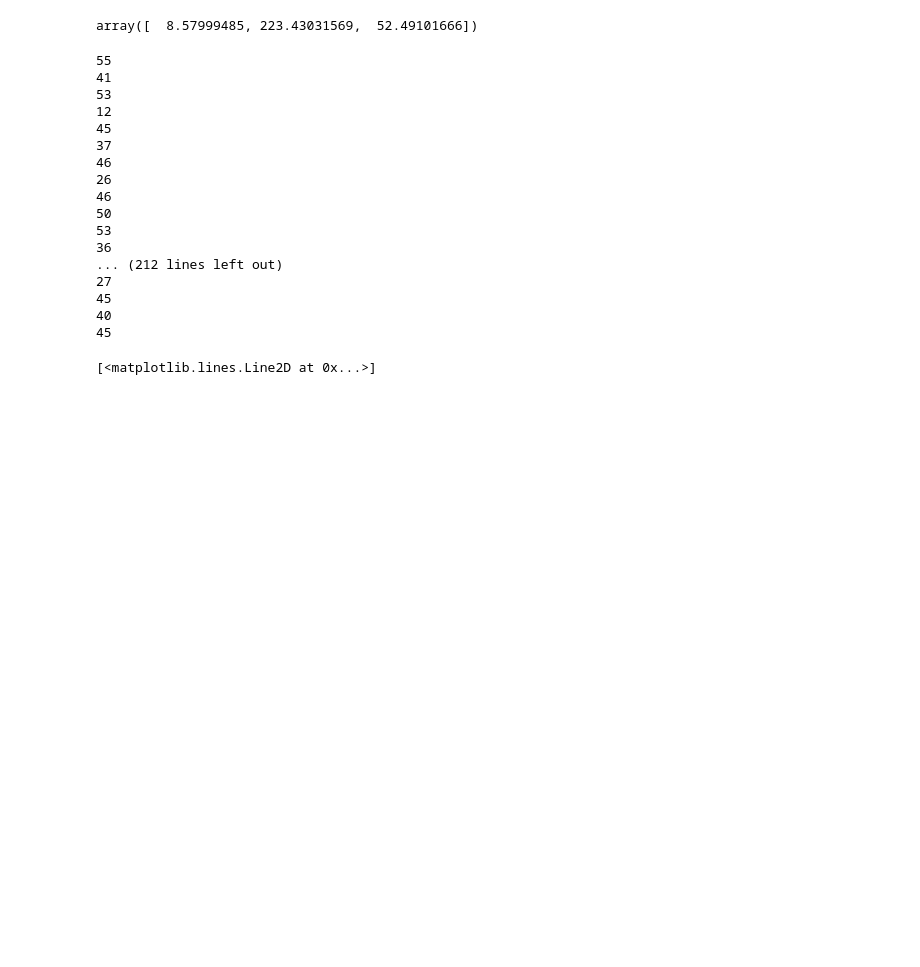
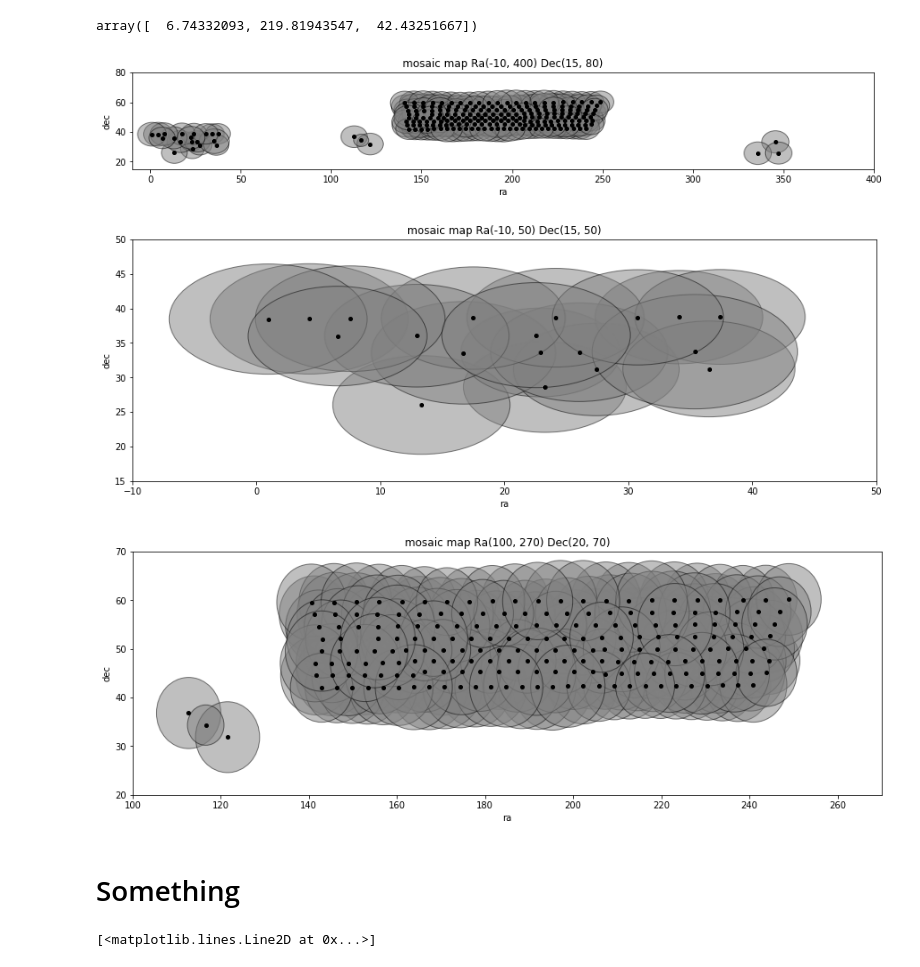
Before and after one commit to JasperO98/dr2, a Jupyter notebook: Jasper/find_edge.ipynb, the cells around one changed output. Drawn from its saved outputs; the diff is of its cells as text; code cells hidden in the pictures; blank space fills up the shorter version.

Commit message:
full mosaic image

```diff
--- a/Jasper/find_edge.ipynb
+++ b/Jasper/find_edge.ipynb
@@ -48,7 +50,7 @@ DR2_path = "/data/astronomy-big-data/bc96e9620e41b9aba98292d37b5eec24/LoTSS_DR2/
 mosaic_path = "/data/astronomy-big-data/bc96e9620e41b9aba98292d37b5eec24/LoTSS_DR2_mosaic/"
 # %%
 # Take a look at the data in a .fits file
-hdul = fits.open(mosaic_path + "P004+38_mosaic-blanked.fits")
+hdul = fits.open(mosaic_path + "P244+48_mosaic-blanked.fits")
 data = hdul[0].data # The intensity data
 print(hdul[0].__dict__)
 # %% [output]
@@ -131,7 +152,7 @@ info = test.collect()
 type(info)
 info[0]
 # %% [output]
-array([  8.57999485, 223.43031569,  52.49101666])
+array([  6.74332093, 219.81943547,  42.43251667])
 # %%
 overlap_dict = {k.split('/')[-1]: [] for k in fits_files}
 
@@ -151,23 +172,32 @@ with open(os.path.join('overlap_dict.csv'), 'w') as outfile:
     outfile.write('fitsfile,center_ra,center_dec,radius,overlaps')
     for i, fi in enumerate(fits_files):
         fi = fi.split('/')[-1]
-        print(len(overlap_dict[fi]))
-        outfile.write('\n{},{},{},{},{}'.format(fi, info[i][1], info[i][2], info[i][0], ';'.join(overlap_dict[fi])))
+        # print(len(np.unique(overlap_dict[fi])))
+        outfile.write('\n{},{},{},{},{}'.format(fi, info[i][1], info[i][2], info[i][0], ';'.join(np.unique(overlap_dict[fi]))))
-# %% [output]
-55
-41
-53
-12
-45
-37
-46
-26
-46
-50
-53
-36
-... (212 lines left out)
-27
-45
-40
-45
+# %%
+def map_mosaic(info, size=(15, 2), Ra=(-10, 400), Dec=(15, 80)):
+    minRa, maxRa = Ra
+    minDec, maxDec = Dec
+
+    fig, ax = plt.subplots(figsize=size)
+    for inf in info:
+        ra = inf[1]
+        dec = inf[2]
+        if (ra >= minRa and ra <= maxRa) and (dec >= minDec and dec <= maxDec):
+            ax.add_artist(plt.Circle((ra, dec), inf[0], edgecolor='black', alpha=0.5, facecolor='grey'))
+            ax.plot(ra, dec, 'o', markersize=4, color='black')
+
+    plt.xlabel('ra')
+    plt.ylabel('dec')
+    plt.title('mosaic map Ra({}, {}) Dec({}, {})'.format(minRa, maxRa, minDec, maxDec))
+    plt.xlim(minRa, maxRa)
+    plt.ylim(minDec, maxDec)
+
+
+map_mosaic(info)
+map_mosaic(info, (15, 5), (-10, 50), (15, 50))
+map_mosaic(info, (15, 5), (100, 270), (20, 70))
+# %% [output]
+[figure, added]
+[figure, added]
+[figure, added]
@@ -173,0 +214,2 @@ with open(os.path.join('overlap_dict.csv'), 'w') as outfile:
+# %% [markdown]
+# Something
```
Also changed, not shown: parts of 11 cells of this notebook, 1 other file.
